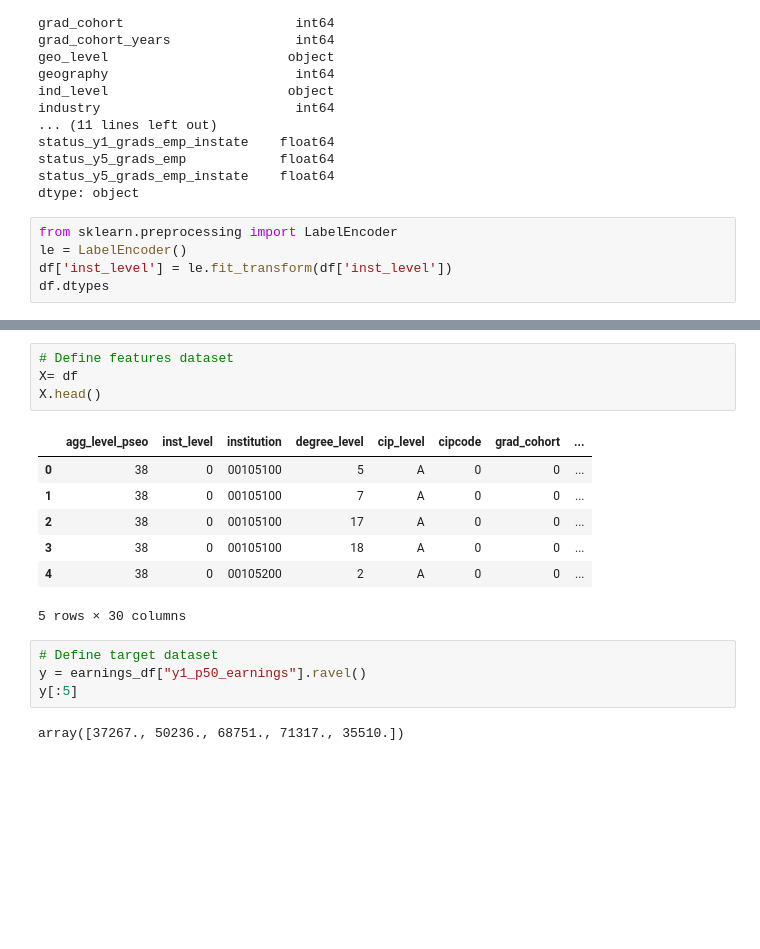
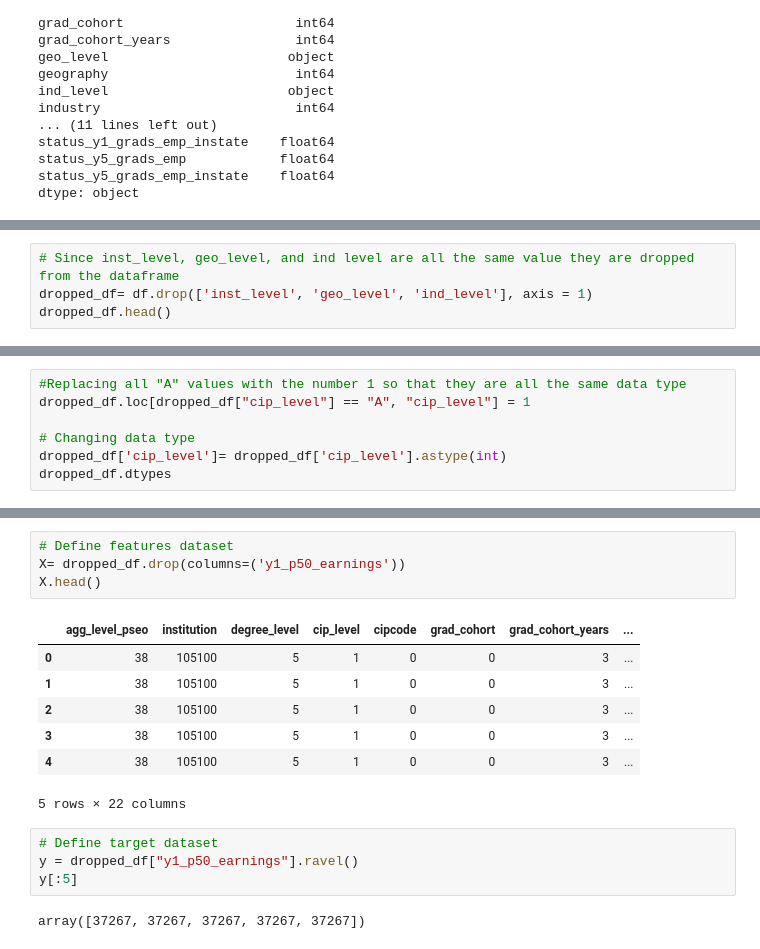
Before and after one commit to adinfinitum225/final_project, a Jupyter notebook: Sample_Machine.ipynb, the cells around one changed output, grey strips where cells are left out. Saved outputs shown, nothing was run; the diff lists cells and outputs as text; blank space fills up the shorter version.

Commit message:
Preliminary running of the model with the data file

```diff
--- a/Sample_Machine.ipynb
+++ b/Sample_Machine.ipynb
@@ -47,8 +48,3 @@ status_y1_grads_emp_instate    float64
 status_y5_grads_emp            float64
 status_y5_grads_emp_instate    float64
 dtype: object
-# %%
-from sklearn.preprocessing import LabelEncoder
-le = LabelEncoder()
-df['inst_level'] = le.fit_transform(df['inst_level'])
-df.dtypes
@@ -72,0 +79,4 @@ dtype: object
+# %%
+# Since inst_level, geo_level, and ind level are all the same value they are dropped from the dataframe
+dropped_df= df.drop(['inst_level', 'geo_level', 'ind_level'], axis = 1)
+dropped_df.head()
@@ -72,0 +91,7 @@ dtype: object
+# %%
+#Replacing all "A" values with the number 1 so that they are all the same data type
+dropped_df.loc[dropped_df["cip_level"] == "A", "cip_level"] = 1
+
+# Changing data type
+dropped_df['cip_level']= dropped_df['cip_level'].astype(int)
+dropped_df.dtypes
@@ -73,21 +153,21 @@ dtype: object
 # %%
 # Define features dataset
-X= df
+X= dropped_df.drop(columns=('y1_p50_earnings'))
 X.head()
 # %% [output]
-|  | agg_level_pseo | inst_level | institution | degree_level | cip_level | cipcode | grad_cohort | ... |
-| 0 | 38 | 0 | 00105100 | 5 | A | 0 | 0 | ... |
-| 1 | 38 | 0 | 00105100 | 7 | A | 0 | 0 | ... |
-| 2 | 38 | 0 | 00105100 | 17 | A | 0 | 0 | ... |
-| 3 | 38 | 0 | 00105100 | 18 | A | 0 | 0 | ... |
-| 4 | 38 | 0 | 00105200 | 2 | A | 0 | 0 | ... |
+|  | agg_level_pseo | institution | degree_level | cip_level | cipcode | grad_cohort | grad_cohort_years | ... |
+| 0 | 38 | 105100 | 5 | 1 | 0 | 0 | 3 | ... |
+| 1 | 38 | 105100 | 5 | 1 | 0 | 0 | 3 | ... |
+| 2 | 38 | 105100 | 5 | 1 | 0 | 0 | 3 | ... |
+| 3 | 38 | 105100 | 5 | 1 | 0 | 0 | 3 | ... |
+| 4 | 38 | 105100 | 5 | 1 | 0 | 0 | 3 | ... |
-5 rows × 30 columns
+5 rows × 22 columns
 # %%
 # Define target dataset
-y = earnings_df["y1_p50_earnings"].ravel()
+y = dropped_df["y1_p50_earnings"].ravel()
 y[:5]
 # %% [output]
-array([37267., 50236., 68751., 71317., 35510.])
+array([37267, 37267, 37267, 37267, 37267])
 # %%
 # Splitting into Train and Test sets.
 from sklearn.model_selection import train_test_split
```
Also changed, not shown: parts of 20 cells of this notebook.
